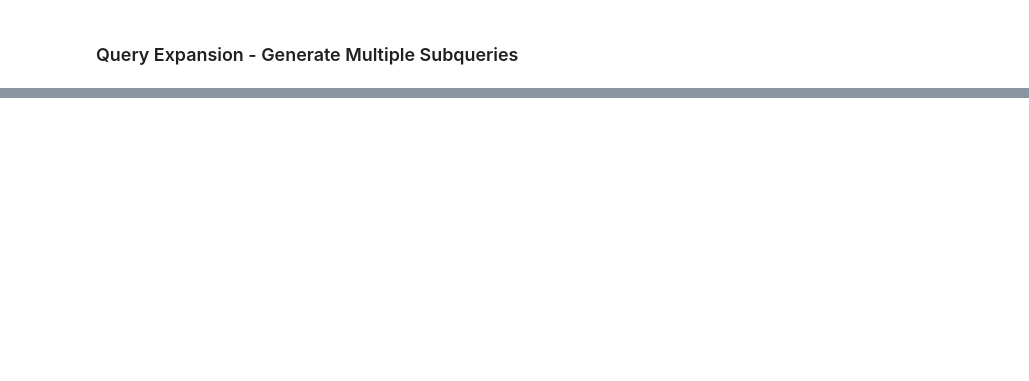
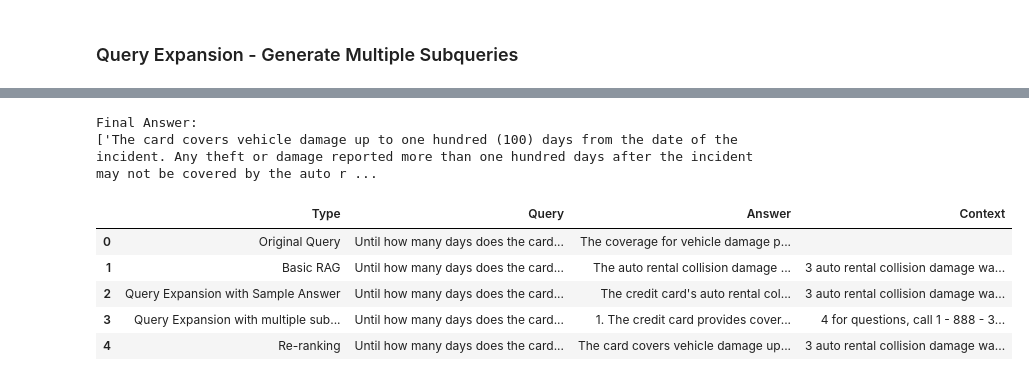
Before and after one commit to aditijoshi613/Retrieval-Augmented-Generation, a Jupyter notebook: rag.ipynb, the cells around one changed output, grey strips where cells are left out. Cells and saved outputs as stored; diff of their text form; code cells hidden in the pictures; blank space fills up the shorter version.

```diff
--- a/rag.ipynb
+++ b/rag.ipynb
@@ -553,0 +671,54 @@ df_result.to_csv('results.csv')
+# %%
+top_indices = np.argsort(scores)[::-1][:5]
+top_documents = [unique_documents[i] for i in top_indices]
+
+# Concatenate the top documents into a single context
+context = "\n\n".join(top_documents)
+# %%
+# Generate the final answer using the OpenAI model
+def generate_multi_query_reranked(query, context, model="gpt-3.5-turbo"):
+
+    prompt = f"""
+    You are a knowledgeable financial research assistant.
+    Your users are inquiring about an annual report.
+    """
+
+    messages = [
+        {
+            "role": "system",
+            "content": prompt,
+        },
+        {
+            "role": "user",
+            "content": f"based on the following context:\n\n{context}\n\nAnswer the query: '{query}'",
+        },
+    ]
+
+    response = client.chat.completions.create(
+        model=model,
+        messages=messages,
+    )
+    content = response.choices[0].message.content
+    content = content.split("\n")
+    return content
+
+
+res = generate_multi_query_reranked(query=original_query, context=context)
+print("Final Answer:")
+print(res)
+# %% [output]
+Final Answer:
+['The card covers vehicle damage up to one hundred (100) days from the date of the incident. Any theft or damage reported more than one hundred days after the incident may not be covered by the auto r ...
+# %%
+res = pd.DataFrame({"Type": 'Re-ranking',"Query": " ".join(queries), "Context" : context, "Answer":[" ".join(res)]})
+df_result = pd.concat([df_result,res])
+# %%
+df_result = df_result.reset_index(drop=True)
+df_result
+# %% [output]
+|  | Type | Query | Answer | Context |
+| 0 | Original Query | Until how many days does the card... | The coverage for vehicle damage p... |  |
+| 1 | Basic RAG | Until how many days does the card... | The auto rental collision damage ... | 3 auto rental collision damage wa... |
+| 2 | Query Expansion with Sample Answer | Until how many days does the card... | The credit card's auto rental col... | 3 auto rental collision damage wa... |
+| 3 | Query Expansion with multiple sub... | Until how many days does the card... | 1. The credit card provides cover... | 4 for questions, call 1 - 888 - 3... |
+| 4 | Re-ranking | Until how many days does the card... | The card covers vehicle damage up... | 3 auto rental collision damage wa... |
```
Also changed, not shown: parts of 27 cells of this notebook.
